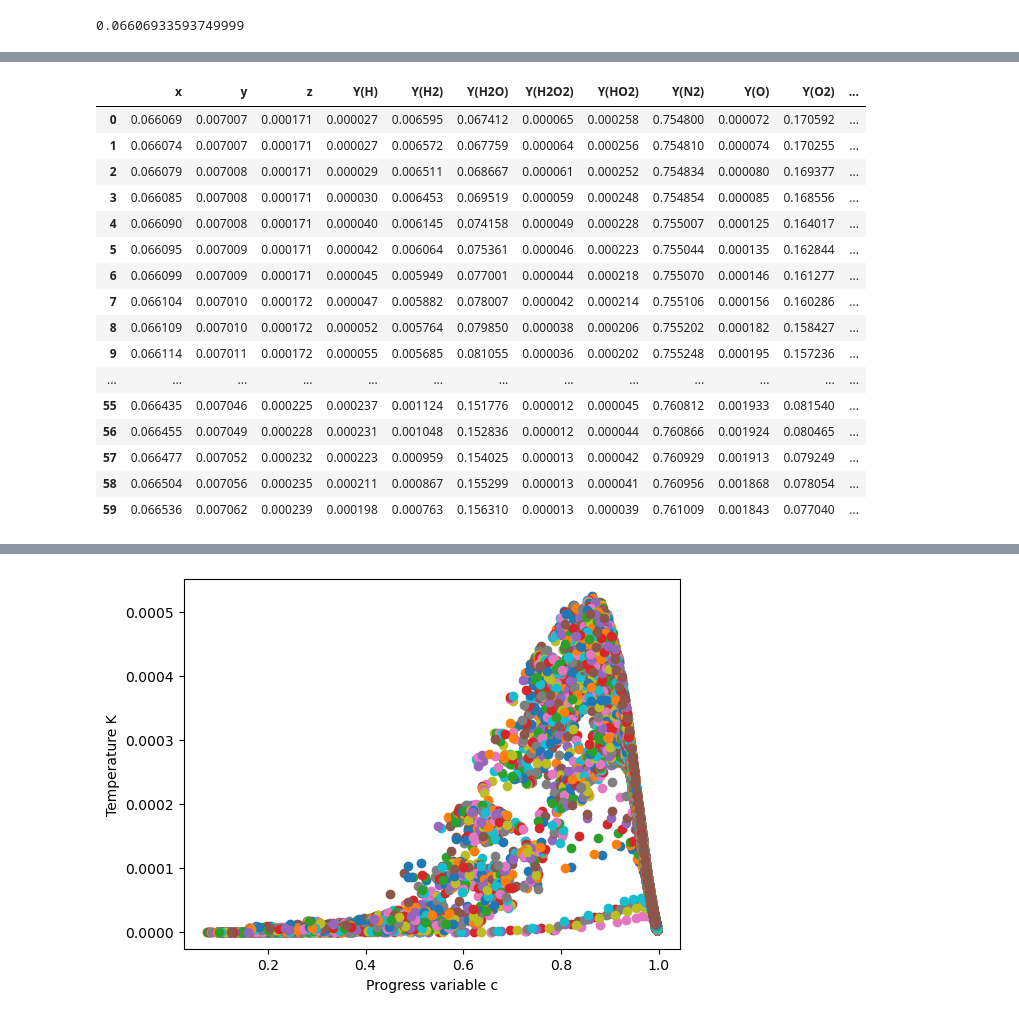
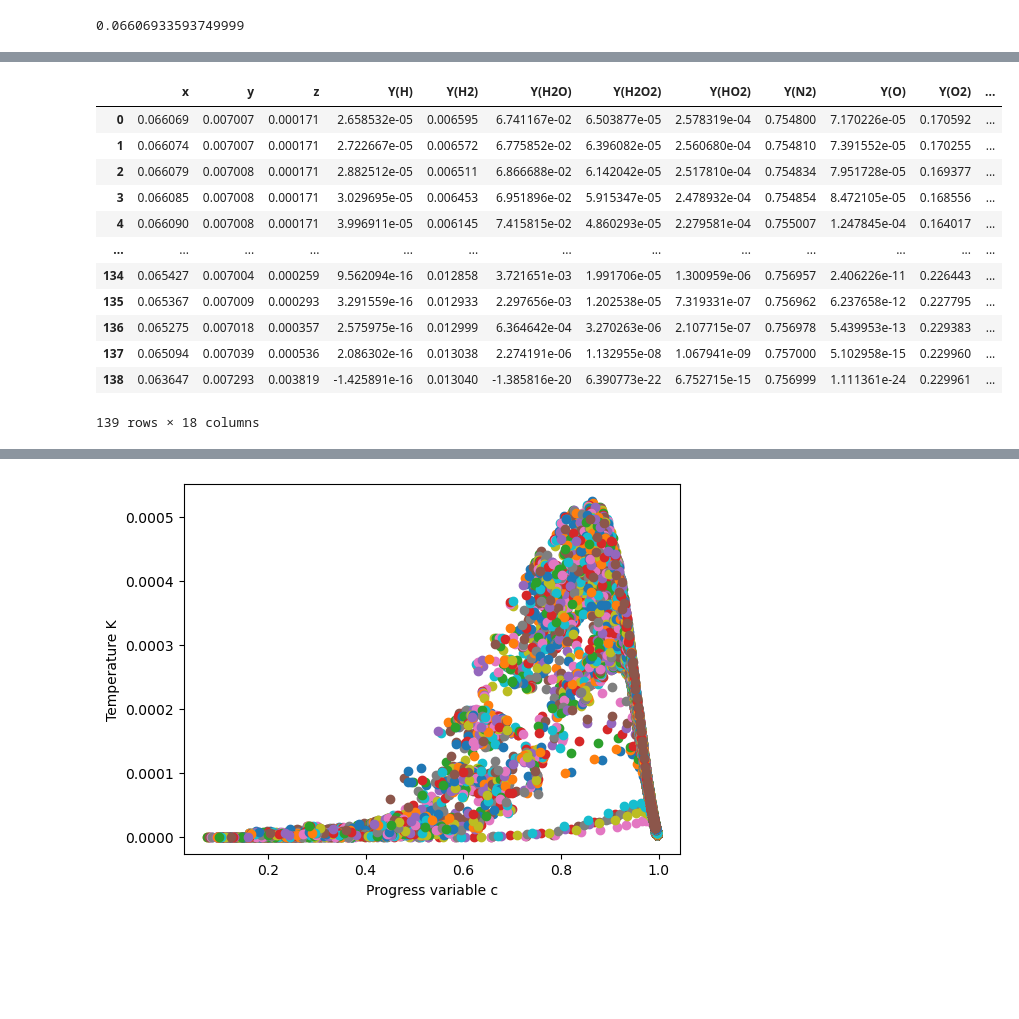
Before and after one commit to potatoslc/analysis_code, a Jupyter notebook: yt_get_cline_allfuncs_v1.3.6.ipynb, the cells around one changed output, grey strips where cells are left out. Drawn from its saved outputs; the diff is of its cells as text; code cells hidden in the pictures; blank space fills up the shorter version.

```diff
--- a/yt_get_cline_allfuncs_v1.3.6.ipynb
+++ b/yt_get_cline_allfuncs_v1.3.6.ipynb
@@ -703,25 +703,21 @@ Name: 2984005, dtype: float64
 # %%
 
 
-pathline,pathdict = find_pathline(df1,pt_test2[0],pt_test2[1],pt_test2[2],0.003,120,34.1e-6  )
+pathline,pathdict = find_pathline(df1,pt_test2[0],pt_test2[1],pt_test2[2],0.003,150,34.1e-6  )
 df_p1 = get_T_Mass_from_list(df1,pathline,pathdict)
 df_p1
 # %% [output]
 |  | x | y | z | Y(H) | Y(H2) | Y(H2O) | Y(H2O2) | Y(HO2) | Y(N2) | Y(O) | Y(O2) | ... |
-| 0 | 0.066069 | 0.007007 | 0.000171 | 0.000027 | 0.006595 | 0.067412 | 0.000065 | 0.000258 | 0.754800 | 0.000072 | 0.170592 | ... |
-| 1 | 0.066074 | 0.007007 | 0.000171 | 0.000027 | 0.006572 | 0.067759 | 0.000064 | 0.000256 | 0.754810 | 0.000074 | 0.170255 | ... |
-| 2 | 0.066079 | 0.007008 | 0.000171 | 0.000029 | 0.006511 | 0.068667 | 0.000061 | 0.000252 | 0.754834 | 0.000080 | 0.169377 | ... |
-| 3 | 0.066085 | 0.007008 | 0.000171 | 0.000030 | 0.006453 | 0.069519 | 0.000059 | 0.000248 | 0.754854 | 0.000085 | 0.168556 | ... |
-| 4 | 0.066090 | 0.007008 | 0.000171 | 0.000040 | 0.006145 | 0.074158 | 0.000049 | 0.000228 | 0.755007 | 0.000125 | 0.164017 | ... |
-| 5 | 0.066095 | 0.007009 | 0.000171 | 0.000042 | 0.006064 | 0.075361 | 0.000046 | 0.000223 | 0.755044 | 0.000135 | 0.162844 | ... |
-| 6 | 0.066099 | 0.007009 | 0.000171 | 0.000045 | 0.005949 | 0.077001 | 0.000044 | 0.000218 | 0.755070 | 0.000146 | 0.161277 | ... |
-| 7 | 0.066104 | 0.007010 | 0.000172 | 0.000047 | 0.005882 | 0.078007 | 0.000042 | 0.000214 | 0.755106 | 0.000156 | 0.160286 | ... |
-| 8 | 0.066109 | 0.007010 | 0.000172 | 0.000052 | 0.005764 | 0.079850 | 0.000038 | 0.000206 | 0.755202 | 0.000182 | 0.158427 | ... |
-| 9 | 0.066114 | 0.007011 | 0.000172 | 0.000055 | 0.005685 | 0.081055 | 0.000036 | 0.000202 | 0.755248 | 0.000195 | 0.157236 | ... |
+| 0 | 0.066069 | 0.007007 | 0.000171 | 2.658532e-05 | 0.006595 | 6.741167e-02 | 6.503877e-05 | 2.578319e-04 | 0.754800 | 7.170226e-05 | 0.170592 | ... |
+| 1 | 0.066074 | 0.007007 | 0.000171 | 2.722667e-05 | 0.006572 | 6.775852e-02 | 6.396082e-05 | 2.560680e-04 | 0.754810 | 7.391552e-05 | 0.170255 | ... |
+| 2 | 0.066079 | 0.007008 | 0.000171 | 2.882512e-05 | 0.006511 | 6.866688e-02 | 6.142042e-05 | 2.517810e-04 | 0.754834 | 7.951728e-05 | 0.169377 | ... |
+| 3 | 0.066085 | 0.007008 | 0.000171 | 3.029695e-05 | 0.006453 | 6.951896e-02 | 5.915347e-05 | 2.478932e-04 | 0.754854 | 8.472105e-05 | 0.168556 | ... |
+| 4 | 0.066090 | 0.007008 | 0.000171 | 3.996911e-05 | 0.006145 | 7.415815e-02 | 4.860293e-05 | 2.279581e-04 | 0.755007 | 1.247845e-04 | 0.164017 | ... |
 | ... | ... | ... | ... | ... | ... | ... | ... | ... | ... | ... | ... | ... |
-| 55 | 0.066435 | 0.007046 | 0.000225 | 0.000237 | 0.001124 | 0.151776 | 0.000012 | 0.000045 | 0.760812 | 0.001933 | 0.081540 | ... |
-| 56 | 0.066455 | 0.007049 | 0.000228 | 0.000231 | 0.001048 | 0.152836 | 0.000012 | 0.000044 | 0.760866 | 0.001924 | 0.080465 | ... |
-| 57 | 0.066477 | 0.007052 | 0.000232 | 0.000223 | 0.000959 | 0.154025 | 0.000013 | 0.000042 | 0.760929 | 0.001913 | 0.079249 | ... |
-| 58 | 0.066504 | 0.007056 | 0.000235 | 0.000211 | 0.000867 | 0.155299 | 0.000013 | 0.000041 | 0.760956 | 0.001868 | 0.078054 | ... |
-| 59 | 0.066536 | 0.007062 | 0.000239 | 0.000198 | 0.000763 | 0.156310 | 0.000013 | 0.000039 | 0.761009 | 0.001843 | 0.077040 | ... |
+| 134 | 0.065427 | 0.007004 | 0.000259 | 9.562094e-16 | 0.012858 | 3.721651e-03 | 1.991706e-05 | 1.300959e-06 | 0.756957 | 2.406226e-11 | 0.226443 | ... |
+| 135 | 0.065367 | 0.007009 | 0.000293 | 3.291559e-16 | 0.012933 | 2.297656e-03 | 1.202538e-05 | 7.319331e-07 | 0.756962 | 6.237658e-12 | 0.227795 | ... |
+| 136 | 0.065275 | 0.007018 | 0.000357 | 2.575975e-16 | 0.012999 | 6.364642e-04 | 3.270263e-06 | 2.107715e-07 | 0.756978 | 5.439953e-13 | 0.229383 | ... |
+| 137 | 0.065094 | 0.007039 | 0.000536 | 2.086302e-16 | 0.013038 | 2.274191e-06 | 1.132955e-08 | 1.067941e-09 | 0.757000 | 5.102958e-15 | 0.229960 | ... |
+| 138 | 0.063647 | 0.007293 | 0.003819 | -1.425891e-16 | 0.013040 | -1.385816e-20 | 6.390773e-22 | 6.752715e-15 | 0.756999 | 1.111361e-24 | 0.229961 | ... |
+139 rows × 18 columns
 # %%
```
Also changed, not shown: parts of 1 cell of this notebook.
